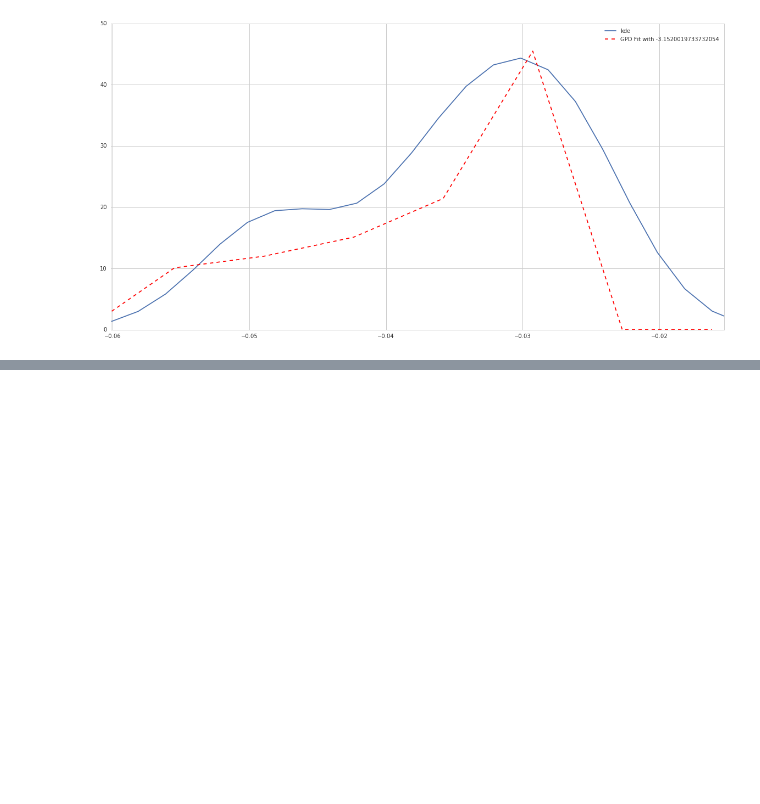
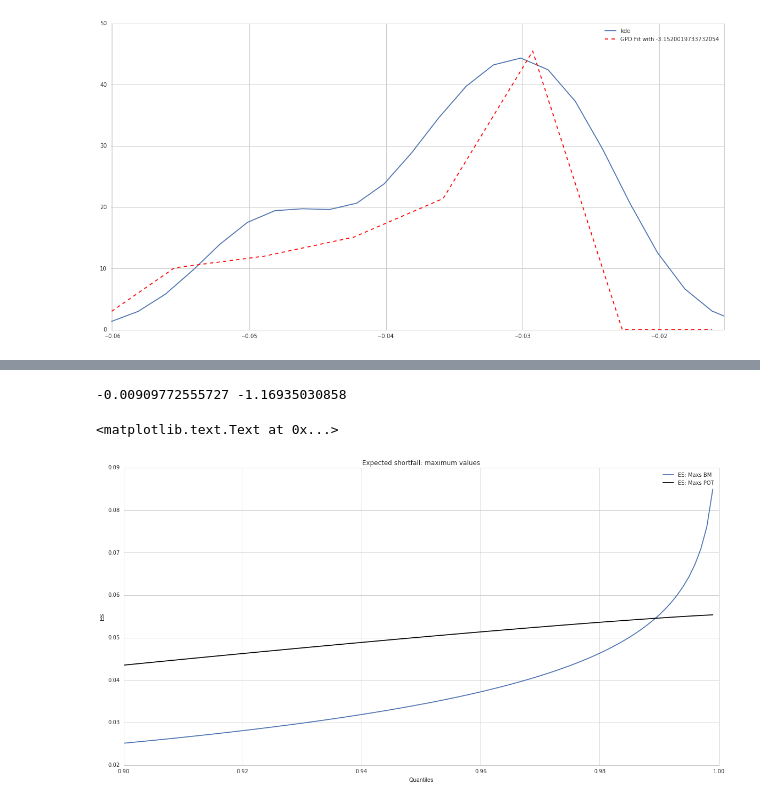
Before and after one commit to vipmax/PM, a Jupyter notebook: Probabilistic Modelling Notebook Task 2.ipynb, the cells around one changed output, grey strips where cells are left out. Drawn from its saved outputs; the diff is of its cells as text; code cells hidden in the pictures; blank space fills up the shorter version.

```diff
--- a/Probabilistic Modelling Notebook Task 2.ipynb
+++ b/Probabilistic Modelling Notebook Task 2.ipynb
@@ -339,0 +354,39 @@ plt.title('Expected shortfall: minimum values')
+# %%
+data_bm = maxs_bmm
+data_pot = maxs_pot
+params_bm=stats.genpareto.fit(data_bm)
+params_pot=stats.genpareto.fit(data_pot)
+
+c_bm = params_bm[0]
+c_pot = params_pot[0]
+b_bm = params_bm[2]
+b_pot = params_pot[2]
+N_u_bm = len(data_bm)
+N_u_pot = len(data_pot)
+n = len(data.values)
+std_dev_bm = numpy.std(data_bm, axis=0)
+std_dev_pot = numpy.std(data_pot, axis=0)
+es_arr_bm = []
+es_arr_pot = []
+
+print(c_bm, c_pot)
+
+for alpha in quantiles:
+    var_bm = maxtreshhold + (std_dev_bm/c_bm)*(((n/N_u_bm)*(1-alpha))**(-c_bm)-1)
+    var_pot = maxtreshhold + (std_dev_pot/c_pot)*(((n/N_u_pot)*(1-alpha))**(-c_pot)-1)
+    es_bm = ((var_bm/(1-c_bm))+((b_bm-(c_bm*maxtreshhold))/(1-c_bm)))
+    es_pot = ((var_pot/(1-c_pot))+((b_pot-(c_pot*maxtreshhold))/(1-c_pot)))
+    es_arr_bm.append(es_bm)
+    es_arr_pot.append(es_pot)
+
+plt.figure(9, figsize=(20, 10))
+plt.plot(quantiles, es_arr_bm, label='ES: Maxs BM')
+plt.plot(quantiles, es_arr_pot, label='ES: Maxs POT', color='black')
+plt.legend(loc='upper right')
+plt.xlabel('Quantiles')
+plt.ylabel('ES')
+plt.title('Expected shortfall: maximum values')
+# %% [output]
+-0.00909772555727 -1.16935030858
+<matplotlib.text.Text at 0x...>
+[figure, added]
```
Also changed, not shown: parts of 3 cells of this notebook, 2 other files.
